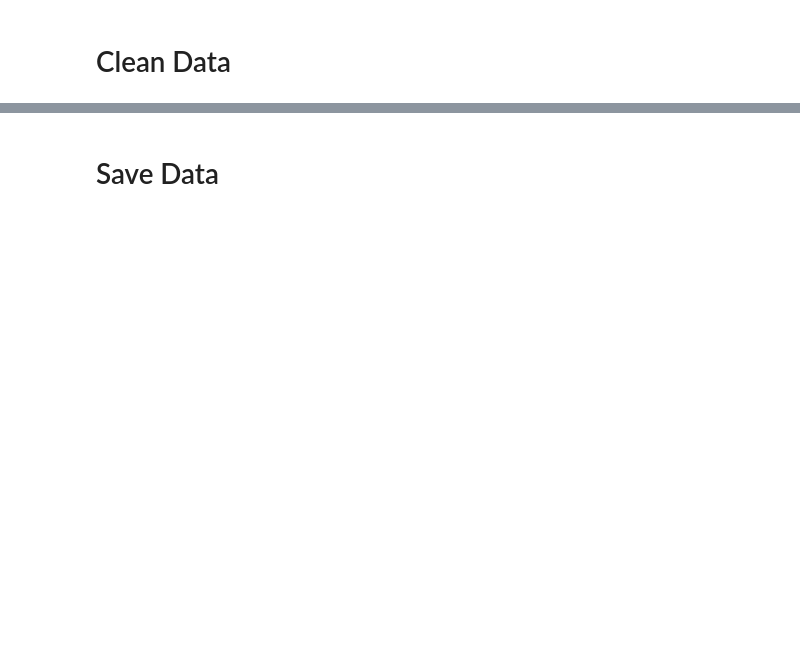
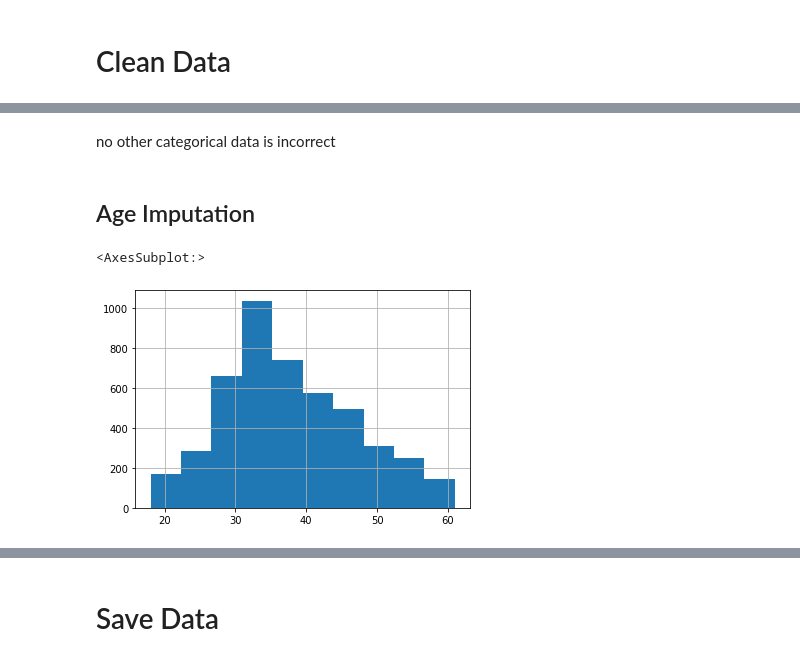
Before and after one commit to chabazite/Tourism_recommendations, a Jupyter notebook: notebooks/1.0_ASI_Data_Cleaning.ipynb, the cells around one changed output, grey strips where cells are left out. Cells and saved outputs as stored; diff of their text form; code cells hidden in the pictures; blank space fills up the shorter version.

```diff
--- a/notebooks/1.0_ASI_Data_Cleaning.ipynb
+++ b/notebooks/1.0_ASI_Data_Cleaning.ipynb
@@ -120,0 +208,3 @@ From the visualizations above, we may be able to imput monthly income and/or age
+# %%
+# replace the incorrect Fe Male text with Female
+tourism_df['Gender'].replace(to_replace='Fe Male',value='Female',inplace=True)
@@ -120,0 +244,10 @@ From the visualizations above, we may be able to imput monthly income and/or age
+# %% [markdown]
+no other categorical data is incorrect
+# %% [markdown]
+## Age Imputation
+# %%
+# normal distribution of ages
+tourism_df['Age'].hist()
+# %% [output]
+<AxesSubplot:>
+[figure, added]
```
Also changed, not shown: parts of 25 cells of this notebook, 1 other file.
